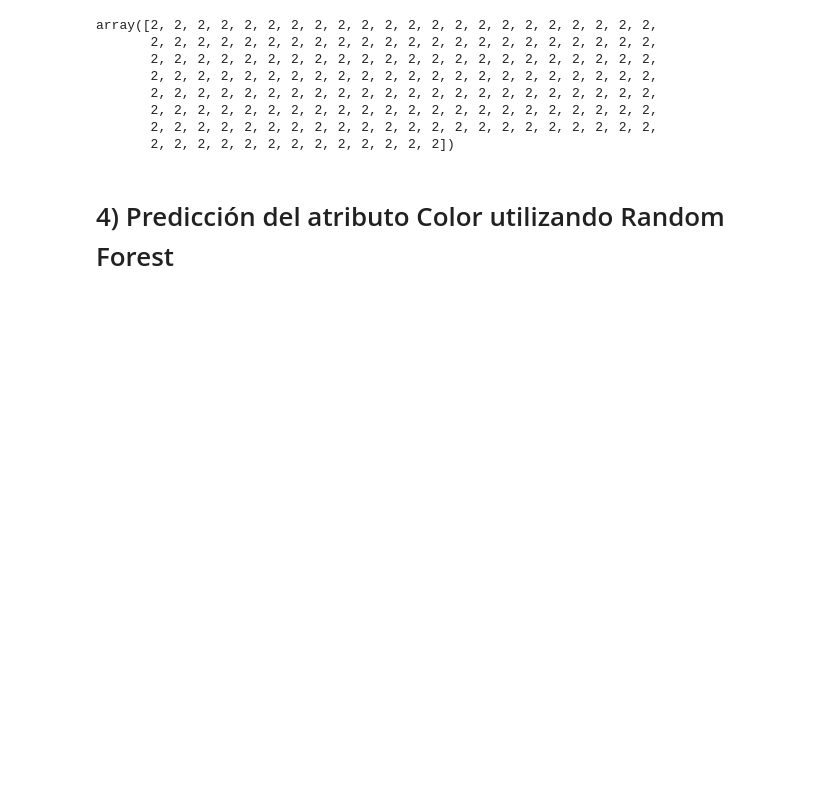
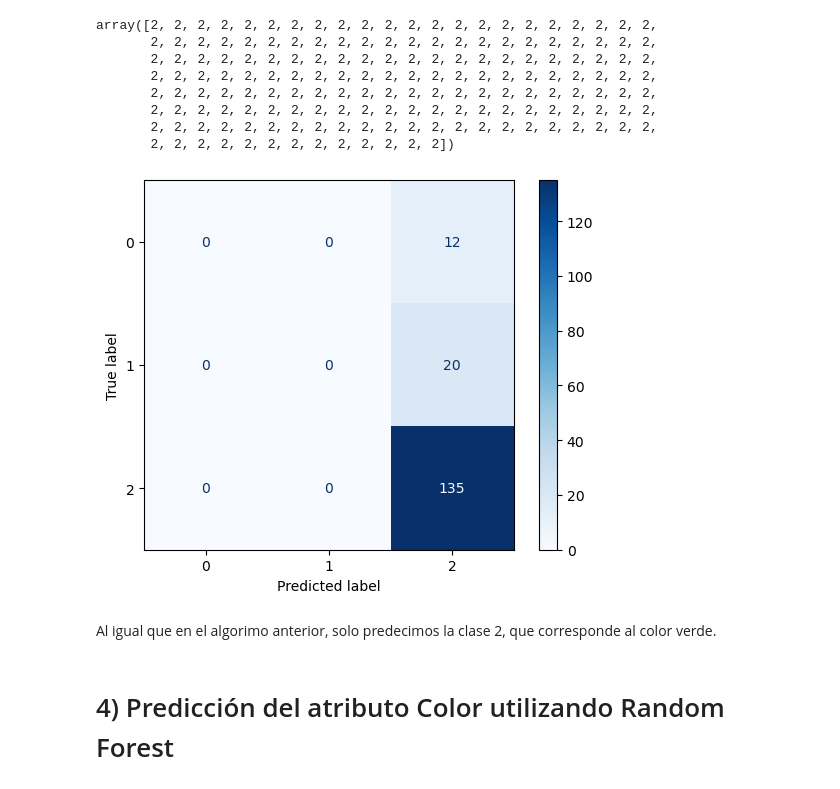
Before and after one commit to LaraV15/Domingo-Valeri-Mineria-De-Datos-TP3, a Jupyter notebook: Domingo-Valeri-Mineria-De-Datos-TP3.ipynb, the cells around one changed output. Drawn from its saved outputs; the diff is of its cells as text; code cells hidden in the pictures; blank space fills up the shorter version.

```diff
--- a/Domingo-Valeri-Mineria-De-Datos-TP3.ipynb
+++ b/Domingo-Valeri-Mineria-De-Datos-TP3.ipynb
@@ -651,6 +635,17 @@ array([2, 2, 2, 2, 2, 2, 2, 2, 2, 2, 2, 2, 2, 2, 2, 2, 2, 2, 2, 2, 2, 2,
        2, 2, 2, 2, 2, 2, 2, 2, 2, 2, 2, 2, 2, 2, 2, 2, 2, 2, 2, 2, 2, 2,
        2, 2, 2, 2, 2, 2, 2, 2, 2, 2, 2, 2, 2, 2, 2, 2, 2, 2, 2, 2, 2, 2,
        2, 2, 2, 2, 2, 2, 2, 2, 2, 2, 2, 2, 2])
+# %%
+# Matriz de confusion
+conf_matrix = confusion_matrix(y_test, y_pred_best)
+
+disp = ConfusionMatrixDisplay(confusion_matrix=conf_matrix)
+disp.plot(cmap=plt.cm.Blues)
+plt.show()
+# %% [output]
+[figure, added]
+# %% [markdown]
+Al igual que en el algorimo anterior, solo predecimos la clase 2, que corresponde al color verde.
 # %% [markdown]
 # 4) Predicción del atributo Color utilizando Random Forest
 # %% [markdown]
```
Also changed, not shown: parts of 16 cells of this notebook.
